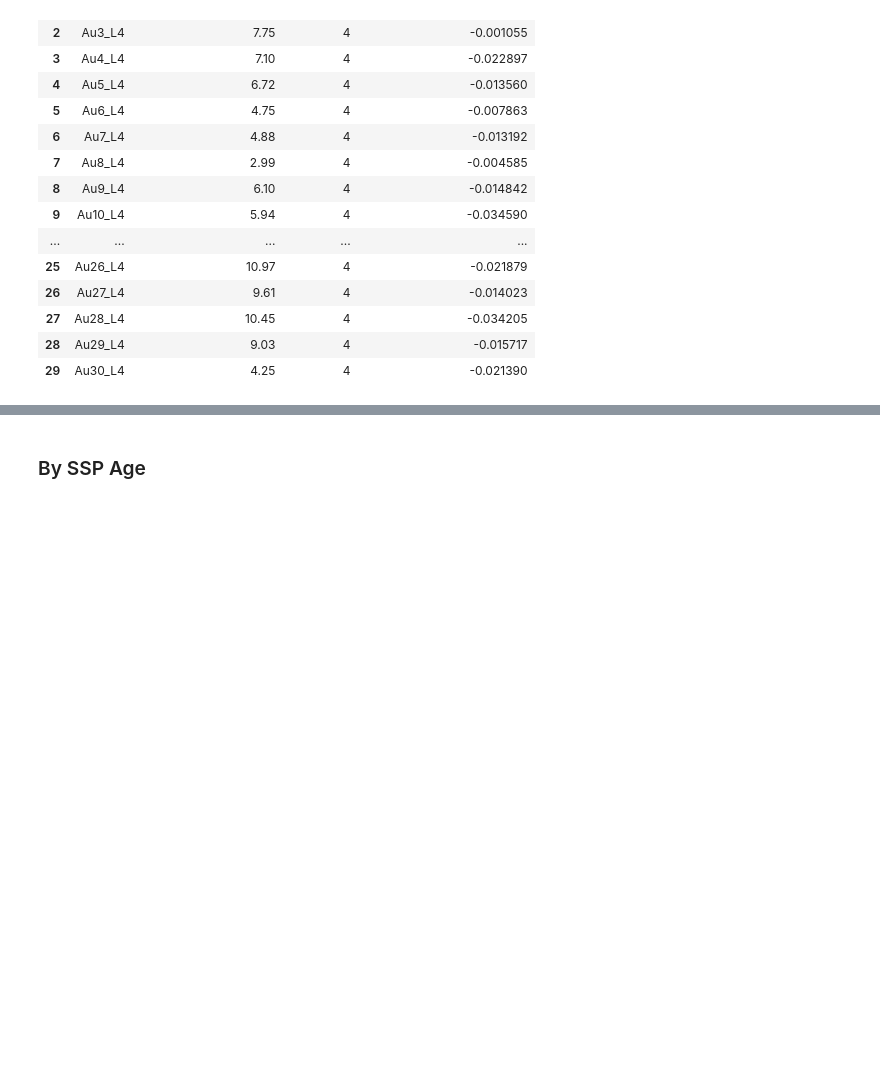
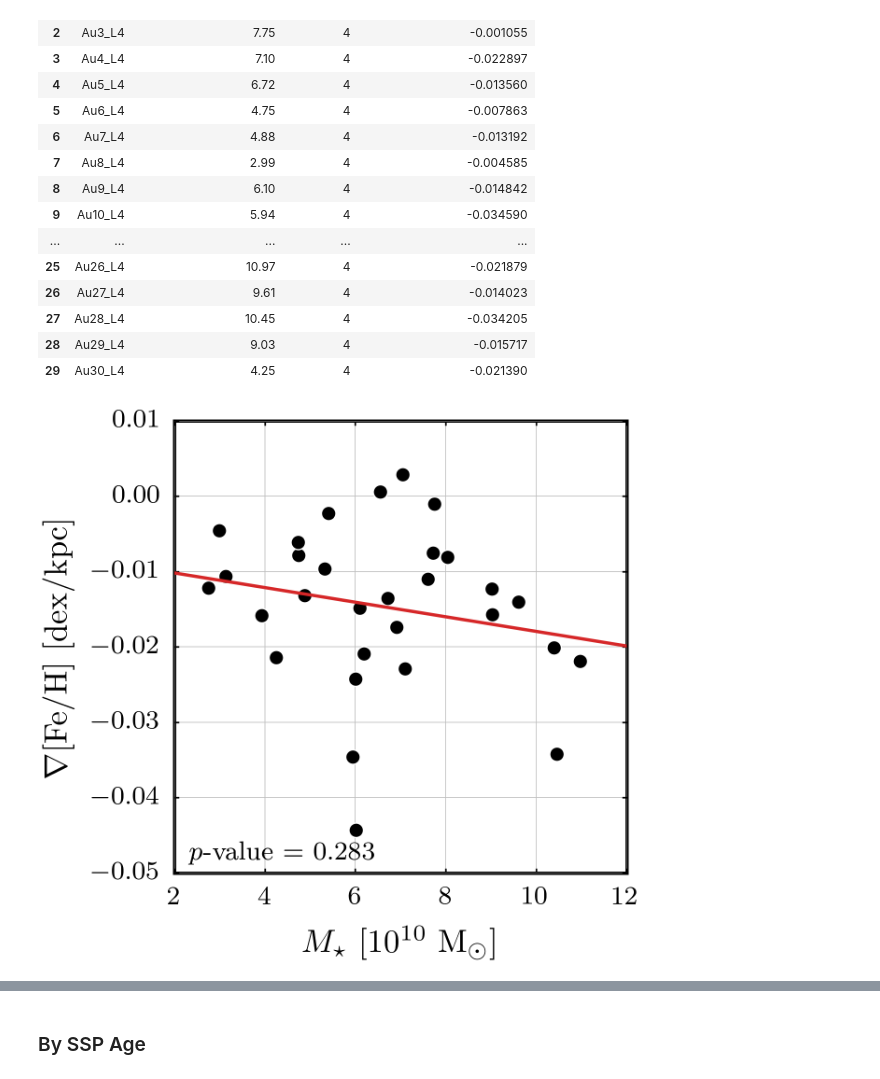
Before and after one commit to ffiza/auriga-metals, a Jupyter notebook: scripts/FeH Metallicity Profiles.ipynb, the cells around one changed output, grey strips where cells are left out. Drawn from its saved outputs; the diff is of its cells as text; code cells hidden in the pictures; blank space fills up the shorter version.

```diff
--- a/scripts/FeH Metallicity Profiles.ipynb
+++ b/scripts/FeH Metallicity Profiles.ipynb
@@ -324,3 +320,27 @@ res = model.fit()
+# %%
+fig, ax = plt.subplots(figsize=(2.5, 2.5))
+
+ax.set_xlim(2, 12)
+# ax.set_ylim(-0.6, 0.6)
+ax.set_xlabel(r"$M_\star$ [$10^{10} ~ \mathrm{M}_\odot$]")
+ax.set_ylabel(r"$\nabla \mathrm{[Fe/H]}$ [dex/kpc]")
+
+ax.grid(True, ls='-', lw=0.25, c='silver')
+
+ax.scatter(
+    gal_df["StellarMass_10^10Msun"],
+    gal_df["MetallicityGradient_dex/kpc"],
+    c='k', s=20, linewidths=0.4, edgecolors="white", zorder=10)
+
+x_fit = np.linspace(ax.get_xlim()[0], ax.get_xlim()[1], 100)
+ax.plot(x_fit, lm.slope * x_fit + lm.intercept, c="tab:red", lw=1, zorder=11)
+
+ax.text(x=0.03, y=0.03, s=f"$p$-value $=$ {np.round(lm.pvalue, 3)}",
+        transform=ax.transAxes)
+
+plt.show()
+# %% [output]
+[figure, added]
 # %%
 fig, ax = plt.subplots(figsize=(2.5, 2.5))
 
```
Also changed, not shown: parts of 5 cells of this notebook.
